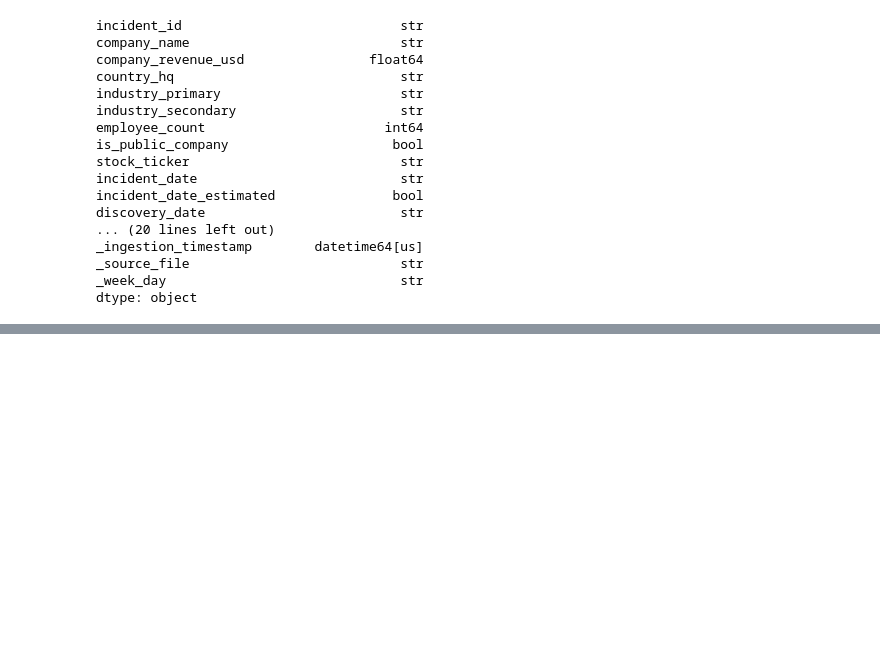
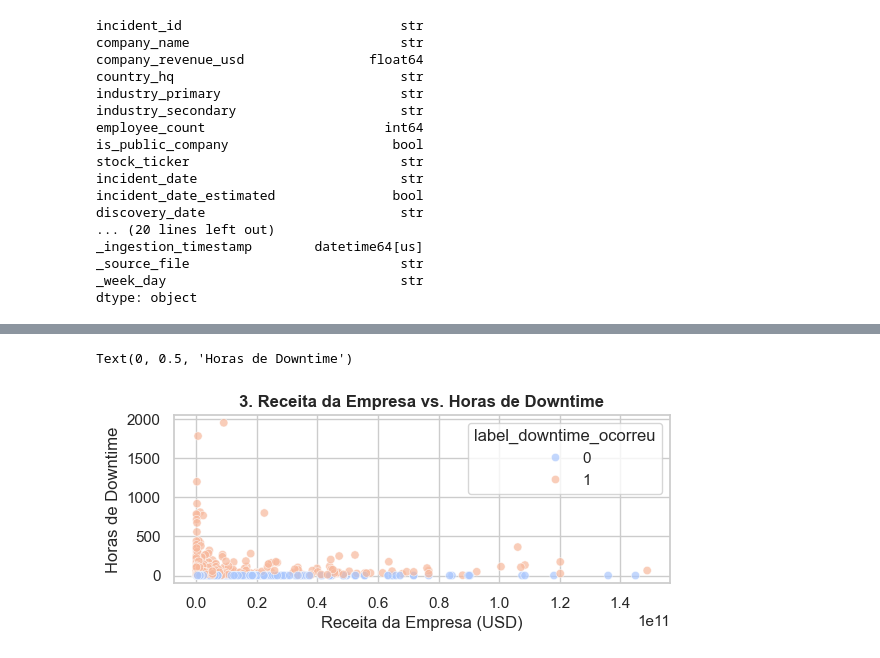
Before and after one commit to AlbertoGrey27/dataset_cyberseguran-a, a Jupyter notebook: dataset cybersecurity/incedets_master.ipynb, the cells around one changed output, grey strips where cells are left out. Drawn from its saved outputs; the diff is of its cells as text; code cells hidden in the pictures; blank space fills up the shorter version.

```diff
--- a/dataset cybersecurity/incedets_master.ipynb
+++ b/dataset cybersecurity/incedets_master.ipynb
@@ -140,0 +273,11 @@ dtype: object
+# %%
+plt.subplot(2, 1, 2)
+sns.scatterplot(x='company_revenue_usd', y='downtime_hours',
+                hue='label_downtime_ocorreu', alpha=0.7, palette='coolwarm',
+                data=incedets_master_silver[incedets_master_silver['company_revenue_usd'] > 0])
+plt.title('3. Receita da Empresa vs. Horas de Downtime', fontsize=12, fontweight='bold')
+plt.xlabel('Receita da Empresa (USD)')
+plt.ylabel('Horas de Downtime')
+# %% [output]
+Text(0, 0.5, 'Horas de Downtime')
+[figure, added]
```
Also changed, not shown: parts of 11 cells of this notebook, 13 other files.
